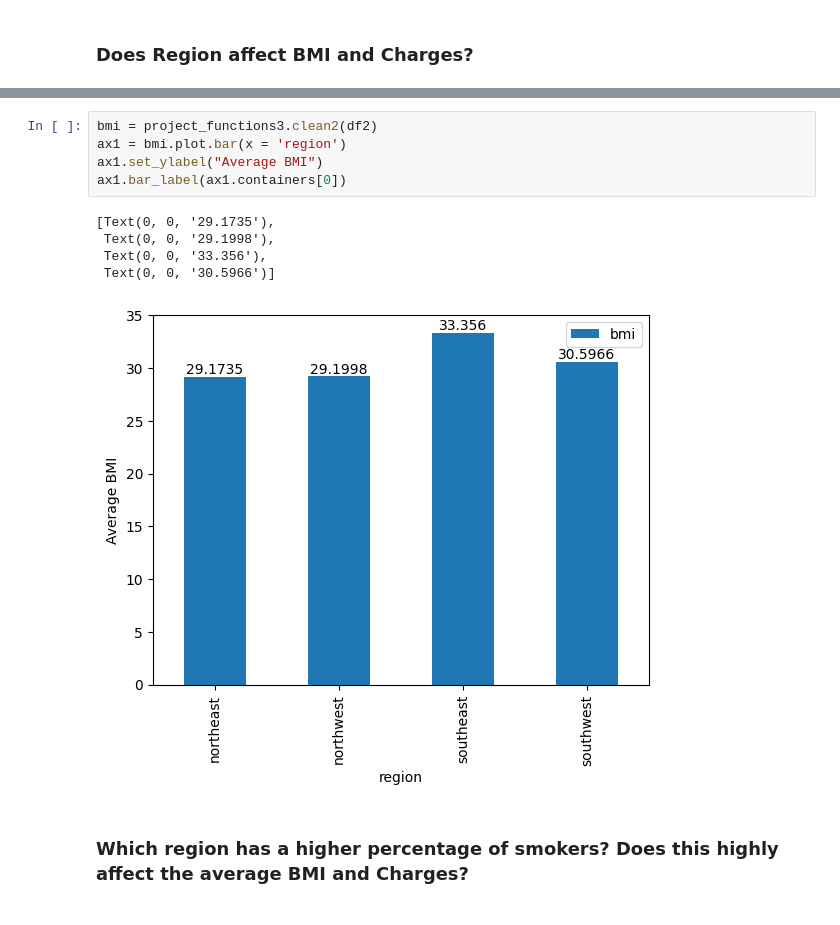
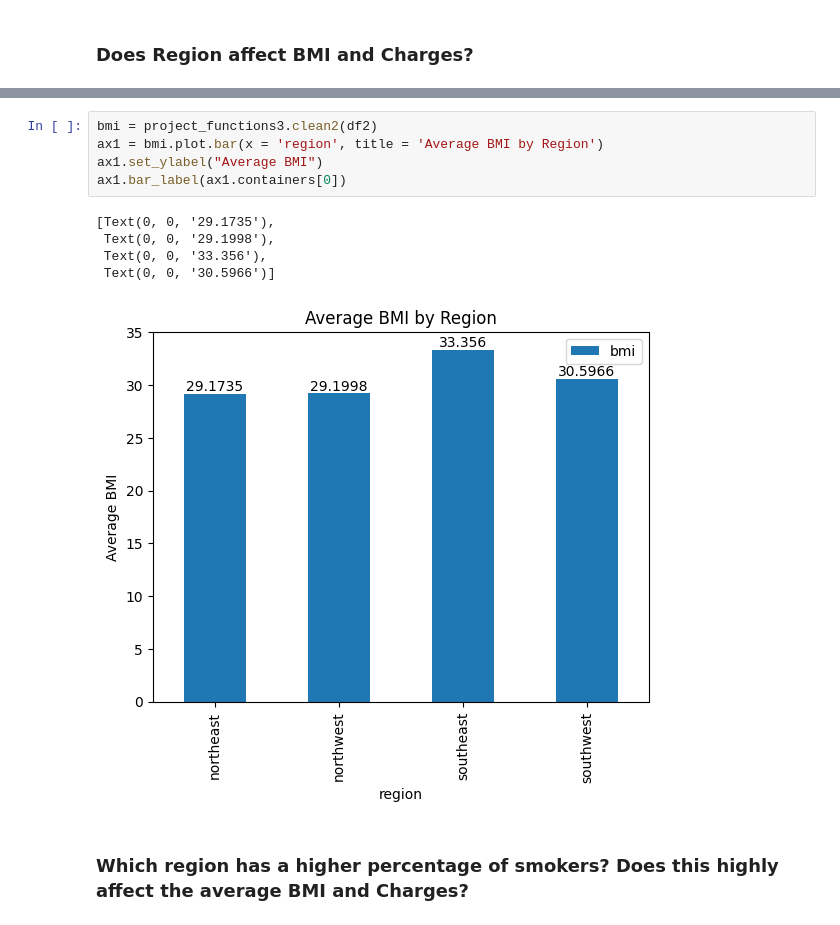
Before and after one commit to ubco-W2022T2-data301/project-group-group08, a Jupyter notebook: analysis/analysis3.ipynb, the cells around one changed output, grey strips where cells are left out. Saved outputs shown, nothing was run; the diff lists cells and outputs as text.

```diff
--- a/analysis/analysis3.ipynb
+++ b/analysis/analysis3.ipynb
@@ -51,14 +55,14 @@ ax2.bar_label(ax2.containers[0])
 # %%
 bmi = project_functions3.clean2(df2)
-ax1 = bmi.plot.bar(x = 'region')
+ax1 = bmi.plot.bar(x = 'region', title = 'Average BMI by Region')
 ax1.set_ylabel("Average BMI")
 ax1.bar_label(ax1.containers[0])
 # %% [output]
 [Text(0, 0, '29.1735'),
  Text(0, 0, '29.1998'),
  Text(0, 0, '33.356'),
  Text(0, 0, '30.5966')]
-[figure, old version]
+[figure, new version]
 # %% [markdown]
 ### Which region has a higher percentage of smokers? Does this highly affect the average BMI and Charges?
 # %%
```
Also changed, not shown: parts of 10 cells of this notebook.
